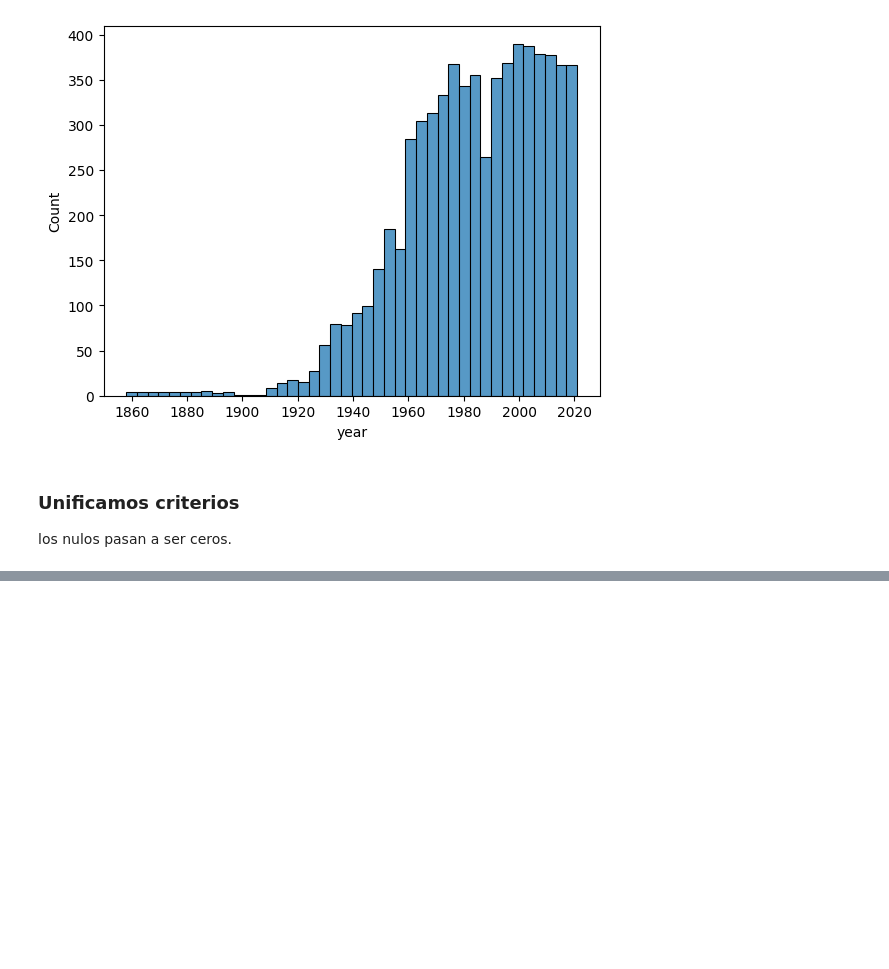
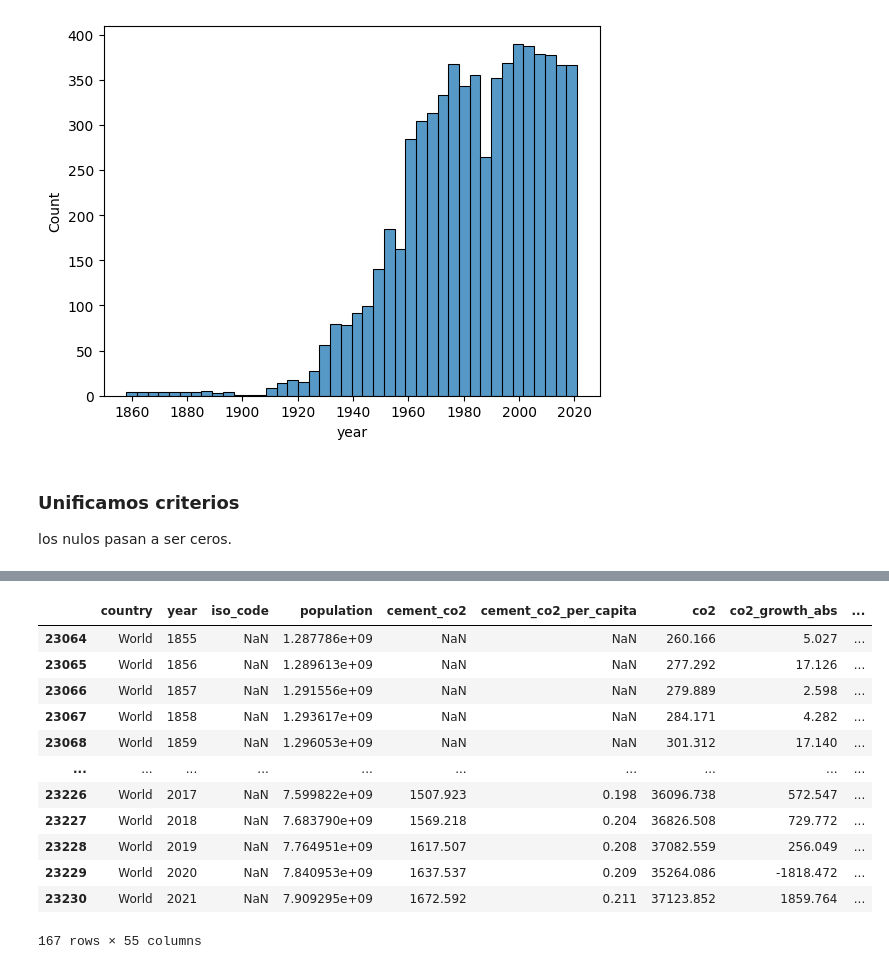
Before and after one commit to Sergio0602/Project-2--EDA, a Jupyter notebook: co2EDA.ipynb, the cells around one changed output, grey strips where cells are left out. Saved outputs shown, nothing was run; the diff lists cells and outputs as text; code cells hidden in the pictures; blank space fills up the shorter version.

```diff
--- a/co2EDA.ipynb
+++ b/co2EDA.ipynb
@@ -387,0 +403,18 @@ See the caveats in the documentation: https://pandas.pydata.org/pandas-docs/stab
+# %%
+df_world = df[df['country'] == 'World']
+df_world
+# skim(df_world)
+# %% [output]
+|  | country | year | iso_code | population | cement_co2 | cement_co2_per_capita | co2 | co2_growth_abs | ... |
+| 23064 | World | 1855 | NaN | 1.287786e+09 | NaN | NaN | 260.166 | 5.027 | ... |
+| 23065 | World | 1856 | NaN | 1.289613e+09 | NaN | NaN | 277.292 | 17.126 | ... |
+| 23066 | World | 1857 | NaN | 1.291556e+09 | NaN | NaN | 279.889 | 2.598 | ... |
+| 23067 | World | 1858 | NaN | 1.293617e+09 | NaN | NaN | 284.171 | 4.282 | ... |
+| 23068 | World | 1859 | NaN | 1.296053e+09 | NaN | NaN | 301.312 | 17.140 | ... |
+| ... | ... | ... | ... | ... | ... | ... | ... | ... | ... |
+| 23226 | World | 2017 | NaN | 7.599822e+09 | 1507.923 | 0.198 | 36096.738 | 572.547 | ... |
+| 23227 | World | 2018 | NaN | 7.683790e+09 | 1569.218 | 0.204 | 36826.508 | 729.772 | ... |
+| 23228 | World | 2019 | NaN | 7.764951e+09 | 1617.507 | 0.208 | 37082.559 | 256.049 | ... |
+| 23229 | World | 2020 | NaN | 7.840953e+09 | 1637.537 | 0.209 | 35264.086 | -1818.472 | ... |
+| 23230 | World | 2021 | NaN | 7.909295e+09 | 1672.592 | 0.211 | 37123.852 | 1859.764 | ... |
+167 rows × 55 columns
```
Also changed, not shown: parts of 7 cells of this notebook, 1 other file.
